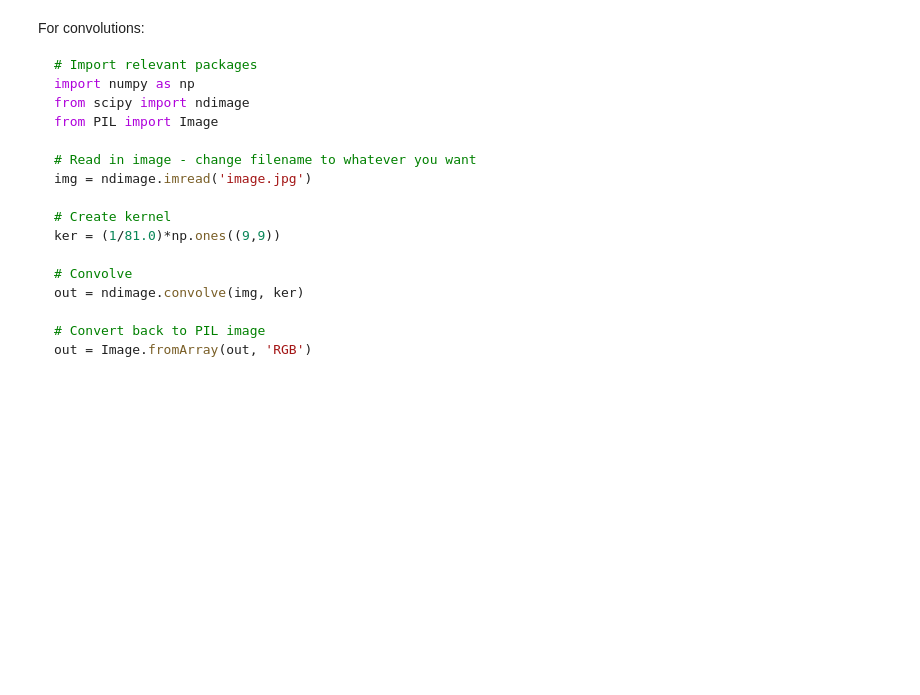
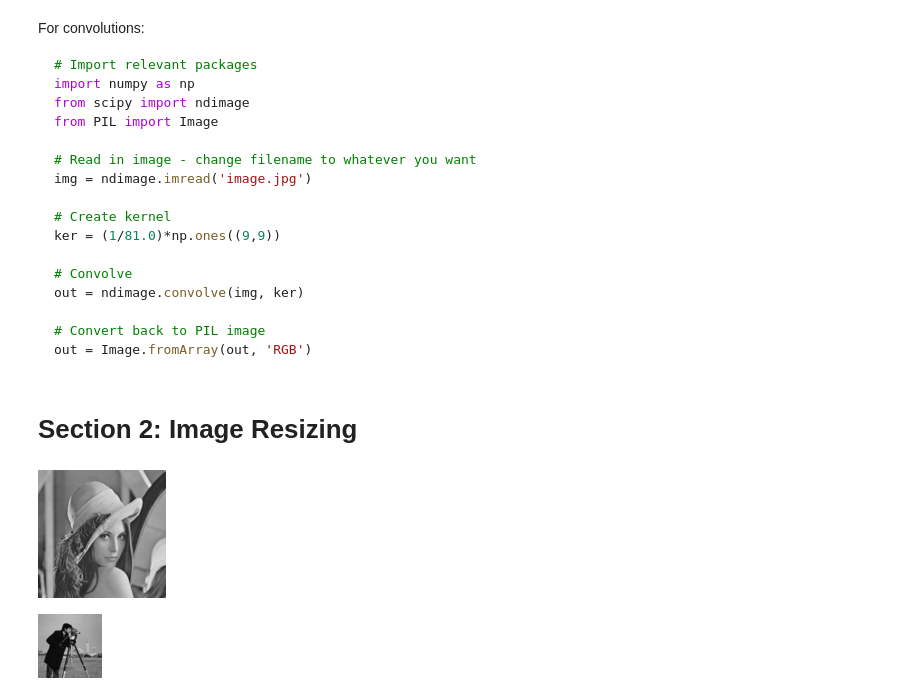
Before and after one commit to Erik-J-D/SYDE575-lab, a Jupyter notebook: LAB_1/Lab 1.ipynb, the cells around one changed output. Saved outputs shown, nothing was run; the diff lists cells and outputs as text; code cells hidden in the pictures; blank space fills up the shorter version.

Commit message:
Section 2 Done

````diff
--- a/LAB_1/Lab 1.ipynb
+++ b/LAB_1/Lab 1.ipynb
@@ -62,3 +62,19 @@ out = ndimage.convolve(img, ker)
 # Convert back to PIL image
 out = Image.fromArray(out, 'RGB')
 ```
+# %% [markdown]
+# Section 2: Image Resizing
+# %%
+lena_grayscale = lena.convert(mode="L")
+cam_grayscale = cam.convert(mode="L")
+lena_size = np.int32(np.true_divide(lena_grayscale.size, 4))
+cam_size = np.int32(np.true_divide(cam_grayscale.size, 4))
+lena_downscale = lena_grayscale.resize(lena_size, resample=Image.BILINEAR)
+cam_downscale = cam_grayscale.resize(cam_size, resample=Image.BILINEAR)
+lena_downscale
+# %% [output]
+[figure, added]
+# %%
+cam_downscale
+# %% [output]
+[figure, added]
````
Also changed, not shown: parts of 16 cells of this notebook.
